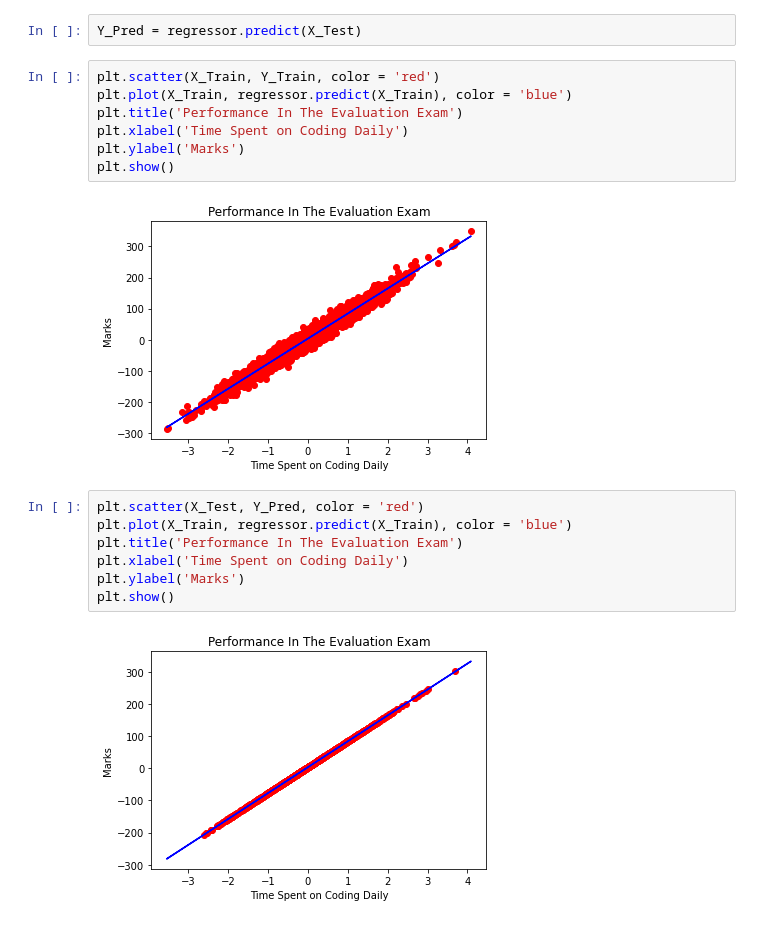
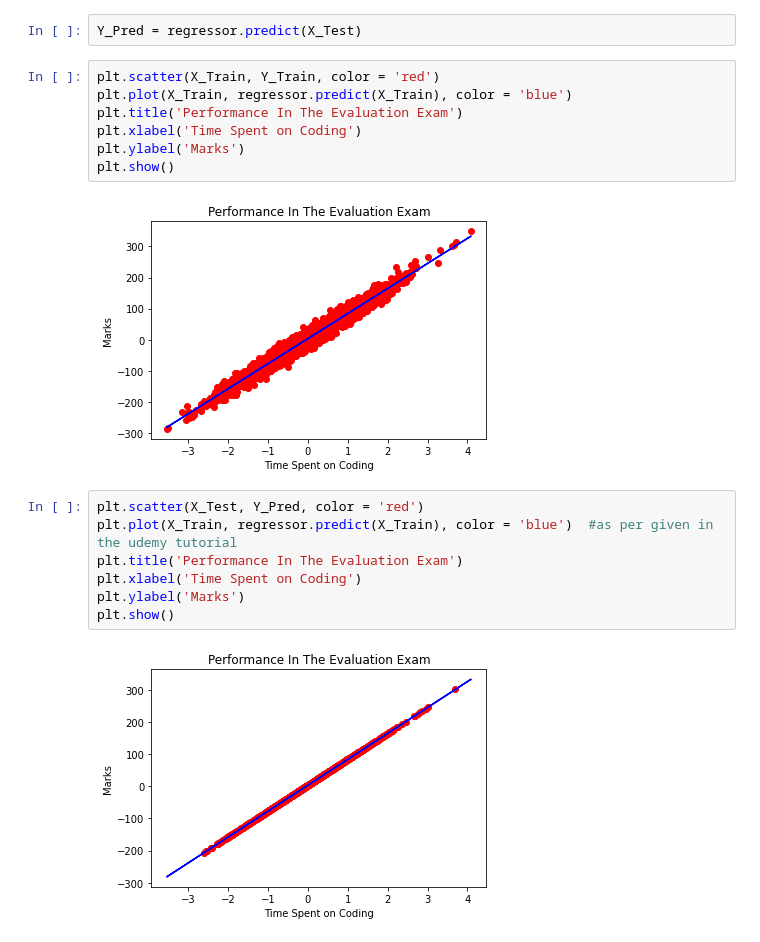
Before and after one commit to dhruvkumar22/ML-BASICS, a Jupyter notebook: Assignment_1_ML.ipynb, the cells around one changed output. Drawn from its saved outputs; the diff is of its cells as text.

```diff
--- a/Assignment_1_ML.ipynb
+++ b/Assignment_1_ML.ipynb
@@ -53,19 +53,19 @@ Y_Pred = regressor.predict(X_Test)
 # %%
 plt.scatter(X_Train, Y_Train, color = 'red')
 plt.plot(X_Train, regressor.predict(X_Train), color = 'blue')
 plt.title('Performance In The Evaluation Exam')
-plt.xlabel('Time Spent on Coding Daily')
+plt.xlabel('Time Spent on Coding')
 plt.ylabel('Marks')
 plt.show()
 # %% [output]
-[figure, old version]
+[figure, new version]
 # %%
 plt.scatter(X_Test, Y_Pred, color = 'red')
-plt.plot(X_Train, regressor.predict(X_Train), color = 'blue')
+plt.plot(X_Train, regressor.predict(X_Train), color = 'blue')  #as per given in the udemy tutorial
 plt.title('Performance In The Evaluation Exam')
-plt.xlabel('Time Spent on Coding Daily')
+plt.xlabel('Time Spent on Coding')
 plt.ylabel('Marks')
 plt.show()
 # %% [output]
-[figure, old version]
+[figure, new version]
 # %%
```
Also changed, not shown: parts of 1 cell of this notebook.
